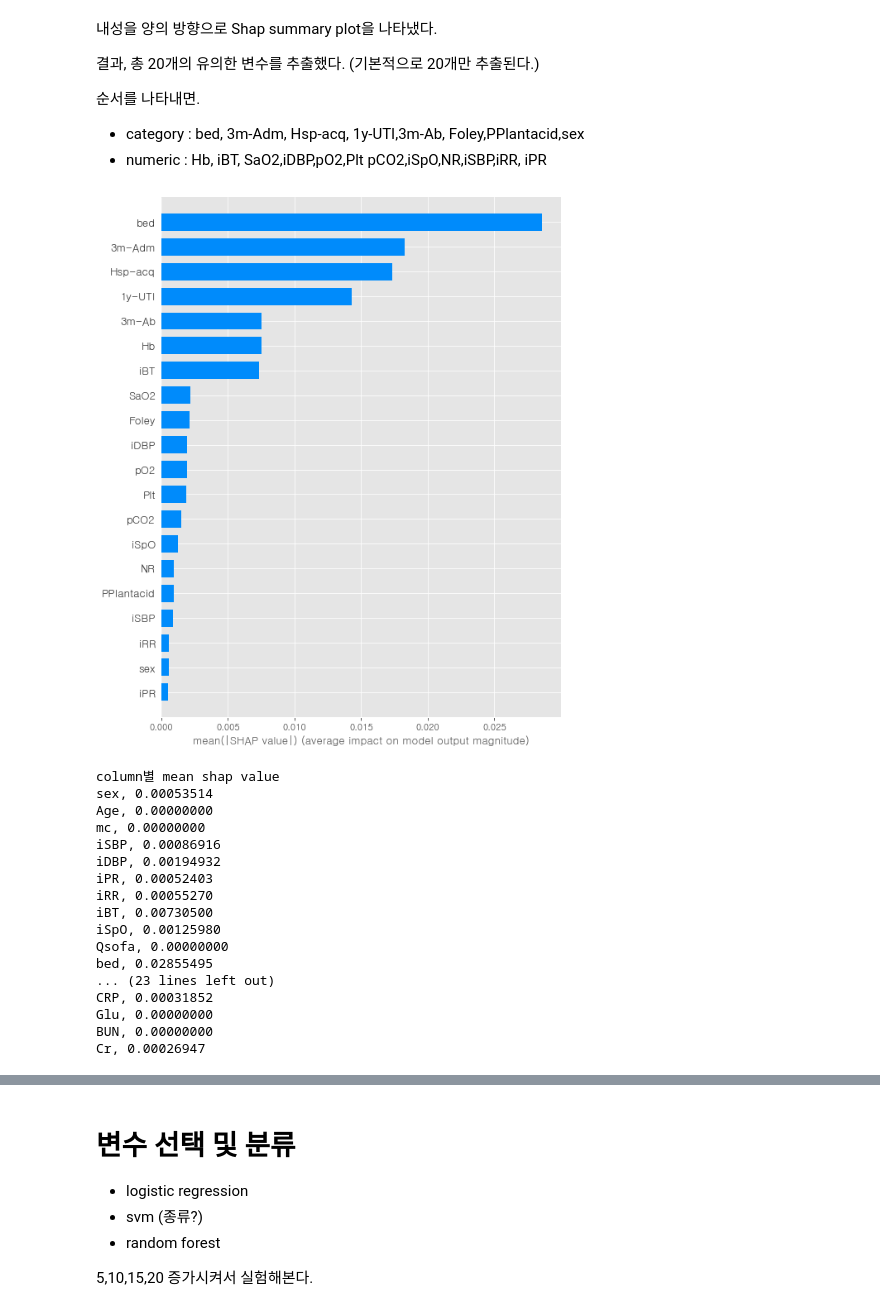
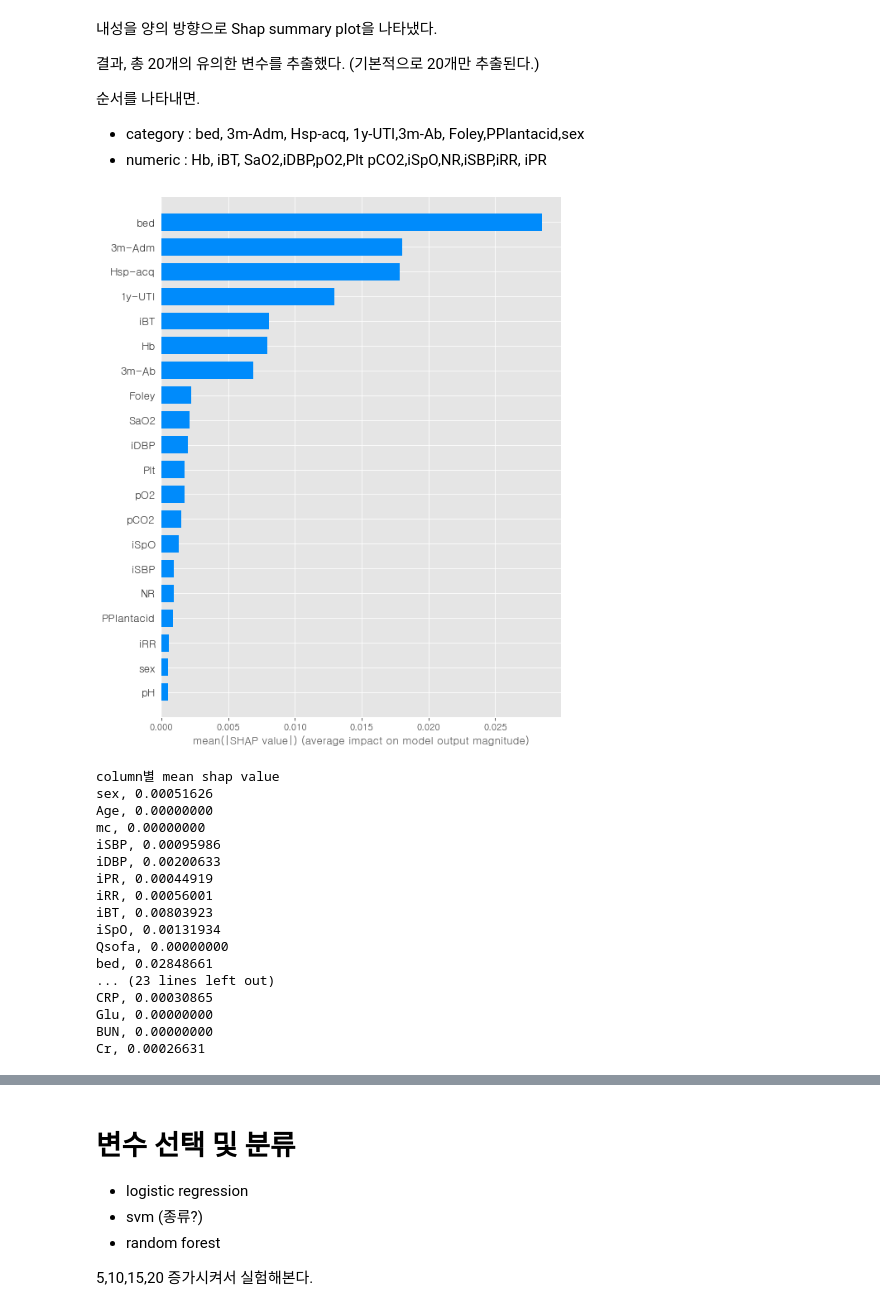
Before and after one commit to bub3690/22-1_multivariate, a Jupyter notebook: final_project/Classification-rftree-pre.ipynb, the cells around one changed output, grey strips where cells are left out. Drawn from its saved outputs; the diff is of its cells as text; code cells hidden in the pictures.

```diff
--- a/final_project/Classification-rftree-pre.ipynb
+++ b/final_project/Classification-rftree-pre.ipynb
@@ -533,5 +539,4 @@ https://woolulu.tistory.com/28
 # %%
 
 explainer = shap.TreeExplainer(model_best) # Tree model Shap Value 확인 객체 지정
-shap_values = explainer.shap_values(x_train) # Shap Values 계산
-shap_values_bar=explainer(x_train)
+shap_values = explainer.shap_values(x_test) # Shap Values 계산
@@ -557,9 +566,9 @@ shap.summary_plot(shap_values[1], x_train, plot_type='violin')
 - category : bed, 3m-Adm, Hsp-acq, 1y-UTI,3m-Ab, Foley,PPlantacid,sex
 - numeric : Hb, iBT, SaO2,iDBP,pO2,Plt pCO2,iSpO,NR,iSBP,iRR, iPR
 # %%
-shap.summary_plot(shap_values[1], x_train, plot_type='bar',max_display=20)
+shap.summary_plot(shap_values[1], x_test, plot_type='bar',max_display=20)
 # %% [output]
-[figure, old version]
+[figure, new version]
 # %%
 print("column별 mean shap value")
 mean_shap_values = []
@@ -570,22 +579,22 @@ for i,col in enumerate(list(x_train.columns)):
     print("{}, {:.8f}".format(col,mean_shap))
 # %% [output]
 column별 mean shap value
-sex, 0.00053514
+sex, 0.00051626
 Age, 0.00000000
 mc, 0.00000000
-iSBP, 0.00086916
-iDBP, 0.00194932
-iPR, 0.00052403
-iRR, 0.00055270
-iBT, 0.00730500
-iSpO, 0.00125980
+iSBP, 0.00095986
+iDBP, 0.00200633
+iPR, 0.00044919
+iRR, 0.00056001
+iBT, 0.00803923
+iSpO, 0.00131934
 Qsofa, 0.00000000
-bed, 0.02855495
+bed, 0.02848661
 ... (23 lines left out)
-CRP, 0.00031852
+CRP, 0.00030865
 Glu, 0.00000000
 BUN, 0.00000000
-Cr, 0.00026947
+Cr, 0.00026631
 # %%
 origin_shap_df=pd.DataFrame({ "col":list(x_train.columns),"mean_shap_values":mean_shap_values})
 origin_shap_df=origin_shap_df.sort_values("mean_shap_values",ascending=False)
```
Also changed, not shown: parts of 87 cells of this notebook, 7 other files.
